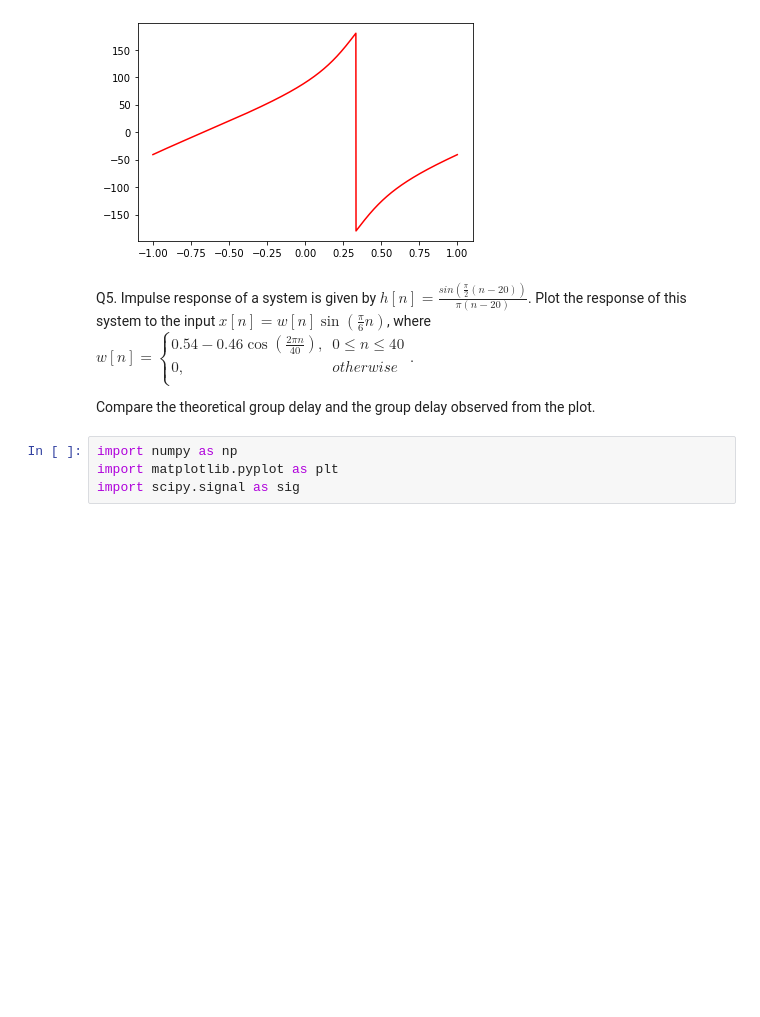
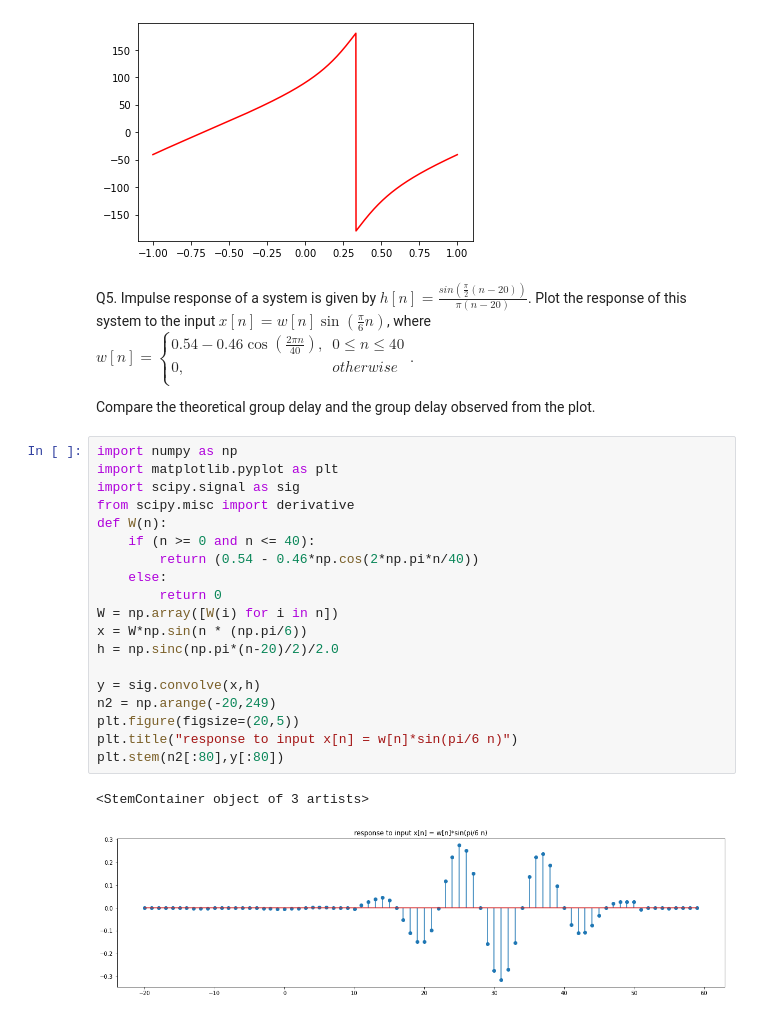
Before and after one commit to the-pinbo/EC211, a Jupyter notebook: Lab7/WEEK_7_ASSIGNMENT.ipynb, the cells around one changed output. Cells and saved outputs as stored; diff of their text form; blank space fills up the shorter version.

```diff
--- a/Lab7/WEEK_7_ASSIGNMENT.ipynb
+++ b/Lab7/WEEK_7_ASSIGNMENT.ipynb
@@ -258,7 +268,25 @@ plt.show()
 Q5. Impulse response of a system is given by $h[n]=\frac{sin\left( \frac{\pi}{2}(n-20)\right)}{\pi (n-20)}$.  Plot the response of this system to the input $x[n]=w[n]\sin(\frac{\pi}{6}n)$, where $w[n]=\begin{cases} 0.54-0.46 \cos(\frac{2\pi n}{40}), & 0\leq n \leq 40 \\  0, & otherwise \\ \end{cases}$.
 
 Compare the theoretical group delay and the group delay observed from the plot.
-# %%
-import numpy as np
-import matplotlib.pyplot as plt
-import scipy.signal as sig
+# %%
+import numpy as np
+import matplotlib.pyplot as plt
+import scipy.signal as sig
+from scipy.misc import derivative
+def W(n):
+    if (n >= 0 and n <= 40):
+        return (0.54 - 0.46*np.cos(2*np.pi*n/40))
+    else:
+        return 0
+W = np.array([W(i) for i in n])
+x = W*np.sin(n * (np.pi/6))
+h = np.sinc(np.pi*(n-20)/2)/2.0
+
+y = sig.convolve(x,h)
+n2 = np.arange(-20,249)
+plt.figure(figsize=(20,5))
+plt.title("response to input x[n] = w[n]*sin(pi/6 n)")
+plt.stem(n2[:80],y[:80])
+# %% [output]
+<StemContainer object of 3 artists>
+[figure, added]
```
Also changed, not shown: parts of 5 cells of this notebook.
